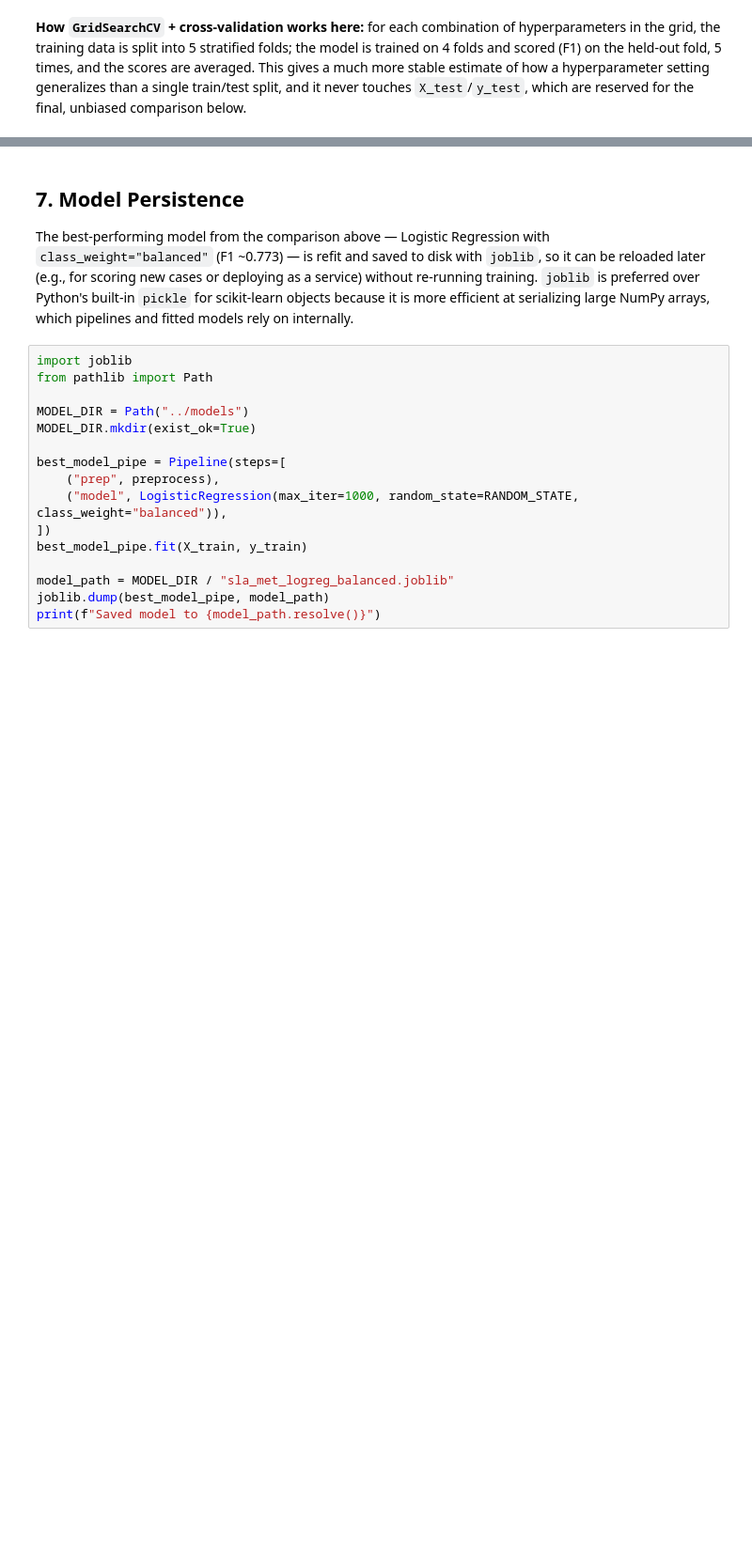
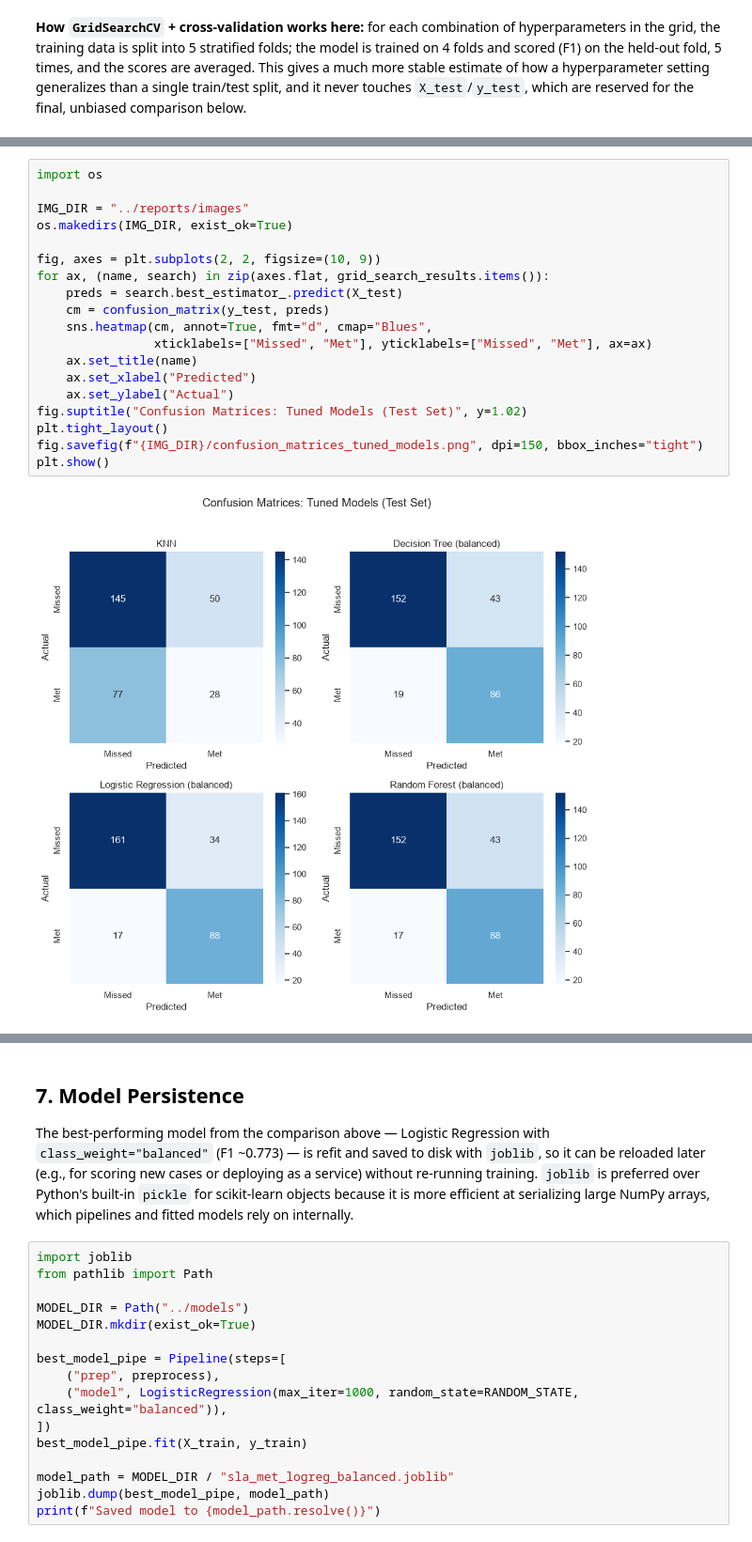
Before and after one commit to navatsa/ai-agent-capstone, a Jupyter notebook: notebooks/eda_report.ipynb, the cells around one changed output, grey strips where cells are left out. Shown at 94% size. Cells and saved outputs as stored; diff of their text form; blank space fills up the shorter version.

```diff
--- a/notebooks/eda_report.ipynb
+++ b/notebooks/eda_report.ipynb
@@ -557,0 +602,21 @@ tuned_df
+# %%
+import os
+
+IMG_DIR = "../reports/images"
+os.makedirs(IMG_DIR, exist_ok=True)
+
+fig, axes = plt.subplots(2, 2, figsize=(10, 9))
+for ax, (name, search) in zip(axes.flat, grid_search_results.items()):
+    preds = search.best_estimator_.predict(X_test)
+    cm = confusion_matrix(y_test, preds)
+    sns.heatmap(cm, annot=True, fmt="d", cmap="Blues",
+                xticklabels=["Missed", "Met"], yticklabels=["Missed", "Met"], ax=ax)
+    ax.set_title(name)
+    ax.set_xlabel("Predicted")
+    ax.set_ylabel("Actual")
+fig.suptitle("Confusion Matrices: Tuned Models (Test Set)", y=1.02)
+plt.tight_layout()
+fig.savefig(f"{IMG_DIR}/confusion_matrices_tuned_models.png", dpi=150, bbox_inches="tight")
+plt.show()
+# %% [output]
+[figure, added]
```
Also changed, not shown: parts of 7 cells of this notebook, 4 other files.
